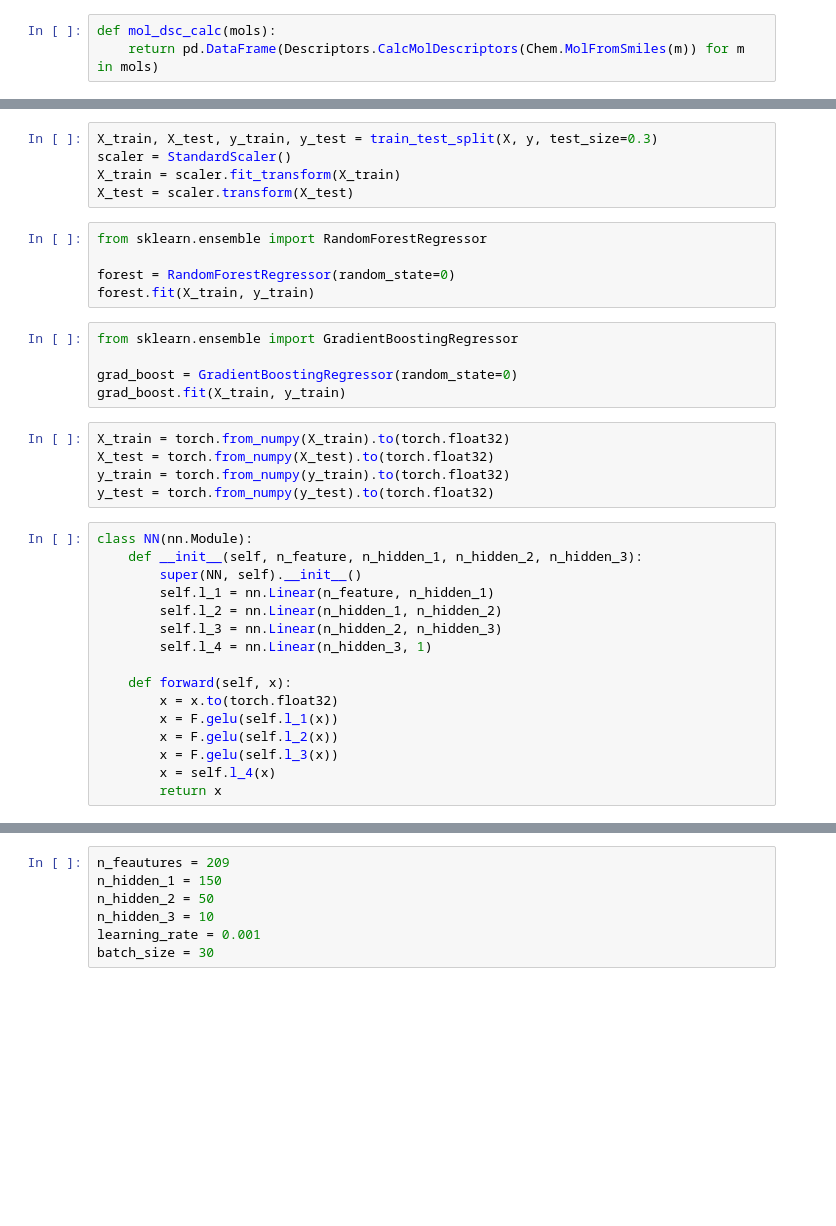
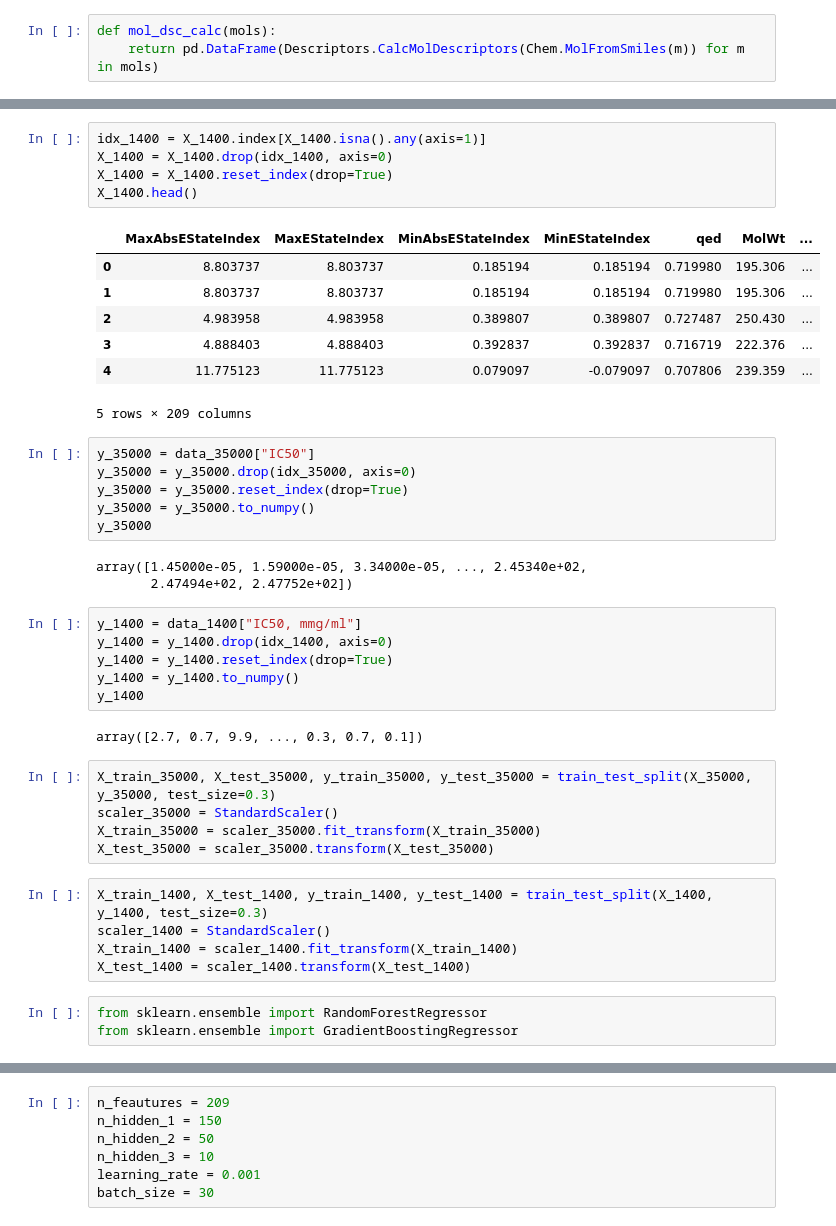
Before and after one commit to Kriolannd/coders, a Jupyter notebook: atom.ipynb, the cells around one changed output, grey strips where cells are left out. Cells and saved outputs as stored; diff of their text form; blank space fills up the shorter version.

```diff
--- a/atom.ipynb
+++ b/atom.ipynb
@@ -99,36 +90,43 @@ array([1.45000e-05, 1.59000e-05, 3.34000e-05, ..., 2.45340e+02,
-# %%
-X_train, X_test, y_train, y_test = train_test_split(X, y, test_size=0.3)
-scaler = StandardScaler()
-X_train = scaler.fit_transform(X_train)
-X_test = scaler.transform(X_test)
-# %%
-from sklearn.ensemble import RandomForestRegressor
-
-forest = RandomForestRegressor(random_state=0)
-forest.fit(X_train, y_train)
-# %%
-from sklearn.ensemble import GradientBoostingRegressor
-
-grad_boost = GradientBoostingRegressor(random_state=0)
-grad_boost.fit(X_train, y_train)
-# %%
-X_train = torch.from_numpy(X_train).to(torch.float32)
-X_test = torch.from_numpy(X_test).to(torch.float32)
-y_train = torch.from_numpy(y_train).to(torch.float32)
-y_test = torch.from_numpy(y_test).to(torch.float32)
-# %%
-class NN(nn.Module):
-    def __init__(self, n_feature, n_hidden_1, n_hidden_2, n_hidden_3):
-        super(NN, self).__init__()
-        self.l_1 = nn.Linear(n_feature, n_hidden_1)
-        self.l_2 = nn.Linear(n_hidden_1, n_hidden_2)
-        self.l_3 = nn.Linear(n_hidden_2, n_hidden_3)
-        self.l_4 = nn.Linear(n_hidden_3, 1)
-
-    def forward(self, x):
-        x = x.to(torch.float32)
-        x = F.gelu(self.l_1(x))
-        x = F.gelu(self.l_2(x))
-        x = F.gelu(self.l_3(x))
-        x = self.l_4(x)
-        return x
+# %%
+idx_1400 = X_1400.index[X_1400.isna().any(axis=1)]
+X_1400 = X_1400.drop(idx_1400, axis=0)
+X_1400 = X_1400.reset_index(drop=True)
+X_1400.head()
+# %% [output]
+|  | MaxAbsEStateIndex | MaxEStateIndex | MinAbsEStateIndex | MinEStateIndex | qed | MolWt | ... |
+| 0 | 8.803737 | 8.803737 | 0.185194 | 0.185194 | 0.719980 | 195.306 | ... |
+| 1 | 8.803737 | 8.803737 | 0.185194 | 0.185194 | 0.719980 | 195.306 | ... |
+| 2 | 4.983958 | 4.983958 | 0.389807 | 0.389807 | 0.727487 | 250.430 | ... |
+| 3 | 4.888403 | 4.888403 | 0.392837 | 0.392837 | 0.716719 | 222.376 | ... |
+| 4 | 11.775123 | 11.775123 | 0.079097 | -0.079097 | 0.707806 | 239.359 | ... |
+5 rows × 209 columns
+# %%
+y_35000 = data_35000["IC50"]
+y_35000 = y_35000.drop(idx_35000, axis=0)
+y_35000 = y_35000.reset_index(drop=True)
+y_35000 = y_35000.to_numpy()
+y_35000
+# %% [output]
+array([1.45000e-05, 1.59000e-05, 3.34000e-05, ..., 2.45340e+02,
+       2.47494e+02, 2.47752e+02])
+# %%
+y_1400 = data_1400["IC50, mmg/ml"]
+y_1400 = y_1400.drop(idx_1400, axis=0)
+y_1400 = y_1400.reset_index(drop=True)
+y_1400 = y_1400.to_numpy()
+y_1400
+# %% [output]
+array([2.7, 0.7, 9.9, ..., 0.3, 0.7, 0.1])
+# %%
+X_train_35000, X_test_35000, y_train_35000, y_test_35000 = train_test_split(X_35000, y_35000, test_size=0.3)
+scaler_35000 = StandardScaler()
+X_train_35000 = scaler_35000.fit_transform(X_train_35000)
+X_test_35000 = scaler_35000.transform(X_test_35000)
+# %%
+X_train_1400, X_test_1400, y_train_1400, y_test_1400 = train_test_split(X_1400, y_1400, test_size=0.3)
+scaler_1400 = StandardScaler()
+X_train_1400 = scaler_1400.fit_transform(X_train_1400)
+X_test_1400 = scaler_1400.transform(X_test_1400)
+# %%
+from sklearn.ensemble import RandomForestRegressor
+from sklearn.ensemble import GradientBoostingRegressor
```
Also changed, not shown: parts of 33 cells of this notebook.
